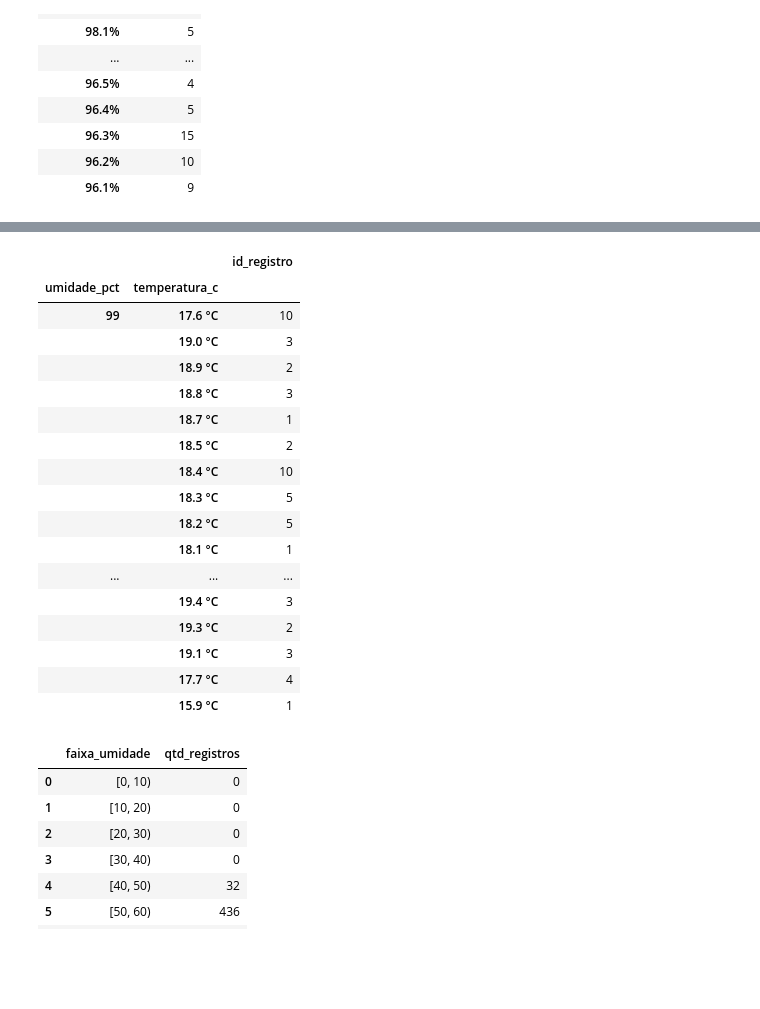
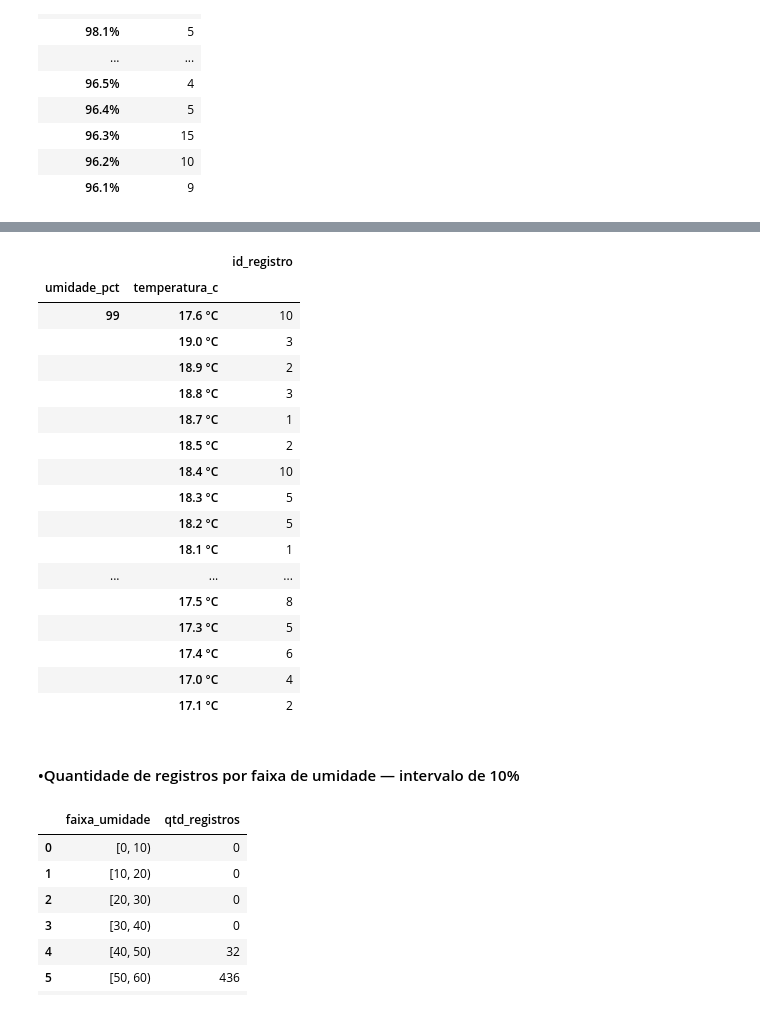
Before and after one commit to dinizjr/Trilha-IA, a Jupyter notebook: DS/Ex01.ipynb, the cells around one changed output, grey strips where cells are left out. Saved outputs shown, nothing was run; the diff lists cells and outputs as text; code cells hidden in the pictures; blank space fills up the shorter version.

```diff
--- a/DS/Ex01.ipynb
+++ b/DS/Ex01.ipynb
@@ -691,39 +688,41 @@ anfibios.head(40)
 anfibios = (
     dt[[
         "id_registro",
         "umidade_pct",
         "temperatura_c"]]
         .assign(
         umidade_pct=lambda x: pd.to_numeric(
             x["umidade_pct"].str.replace("%", "", regex=False),
             errors="coerce"
         ).round().astype("Int64")
     )
     .groupby(["umidade_pct", "temperatura_c"])
     .count()
     .sort_values(by="umidade_pct", ascending=False)
 )
 
-anfibios.head(30)
+anfibios.head(50)
 # %% [output]
 |  |  | id_registro |
 | umidade_pct | temperatura_c |  |
 | 99 | 17.6 °C | 10 |
 |  | 19.0 °C | 3 |
 |  | 18.9 °C | 2 |
 |  | 18.8 °C | 3 |
 |  | 18.7 °C | 1 |
 |  | 18.5 °C | 2 |
 |  | 18.4 °C | 10 |
 |  | 18.3 °C | 5 |
 |  | 18.2 °C | 5 |
 |  | 18.1 °C | 1 |
 | ... | ... | ... |
-|  | 19.4 °C | 3 |
-|  | 19.3 °C | 2 |
-|  | 19.1 °C | 3 |
-|  | 17.7 °C | 4 |
-|  | 15.9 °C | 1 |
+|  | 17.5 °C | 8 |
+|  | 17.3 °C | 5 |
+|  | 17.4 °C | 6 |
+|  | 17.0 °C | 4 |
+|  | 17.1 °C | 2 |
+# %% [markdown]
+#### •Quantidade de registros por faixa de umidade — intervalo de 10%
 # %%
 qtd = (dt.assign(
         umidade_pct=lambda x: pd.to_numeric(
```
Also changed, not shown: parts of 33 cells of this notebook.
